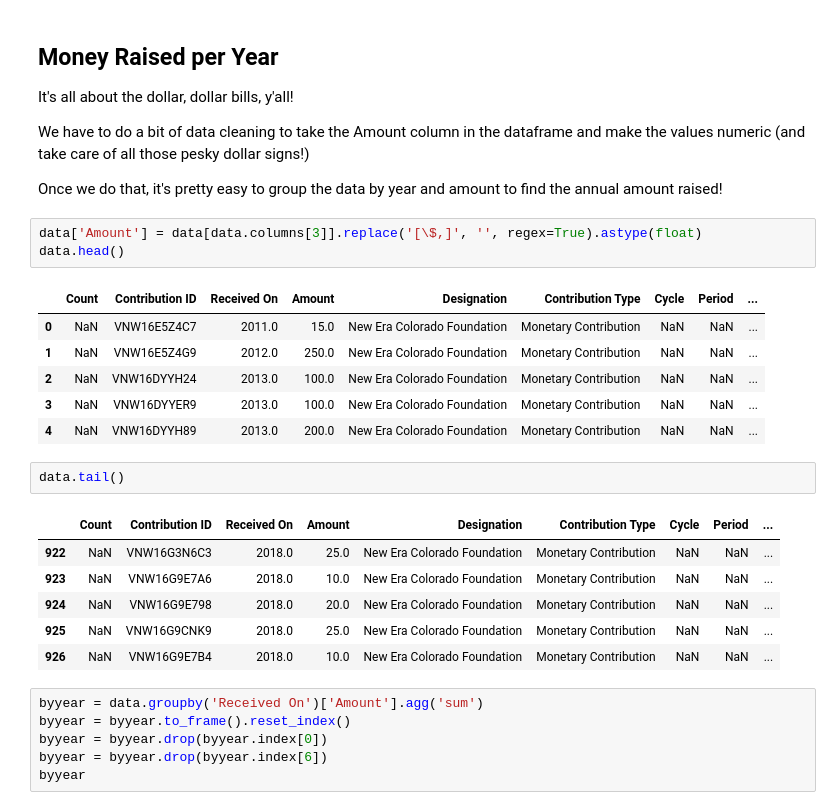
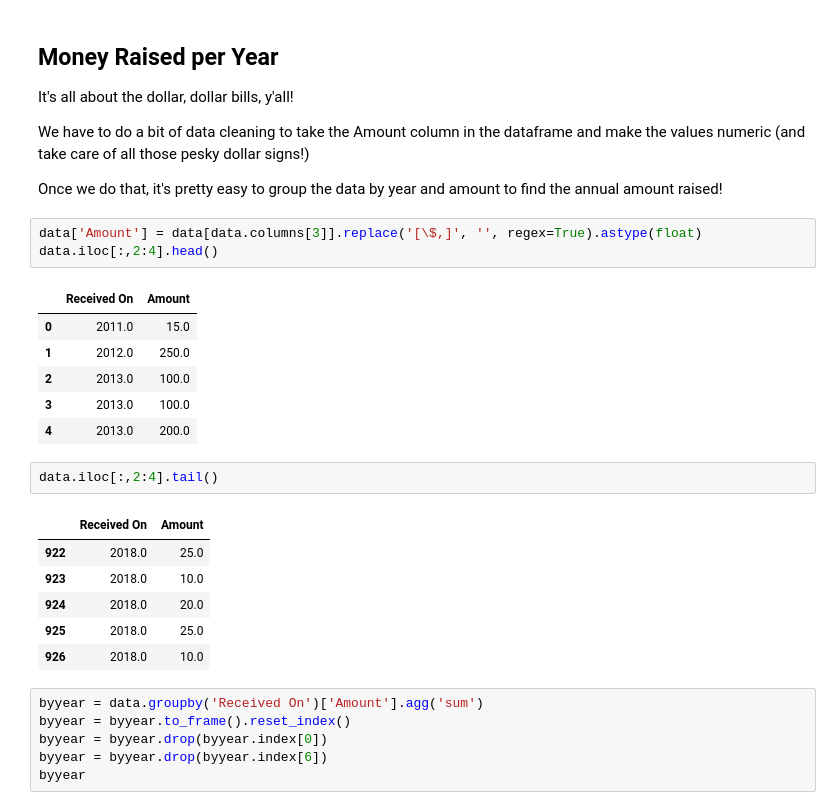
Before and after one commit to thebbennett/data-science-for-nonprofits, a Jupyter notebook: COGD 2018 Analysis | Goal Setting.ipynb, the cells around one changed output. Cells and saved outputs as stored; diff of their text form.

```diff
--- a/COGD 2018 Analysis | Goal Setting.ipynb
+++ b/COGD 2018 Analysis | Goal Setting.ipynb
@@ -122,23 +122,23 @@ We have to do a bit of data cleaning to take the Amount column in the dataframe
 Once we do that, it's pretty easy to group the data by year and amount to find the annual amount raised!
 # %%
 data['Amount'] = data[data.columns[3]].replace('[\$,]', '', regex=True).astype(float)
-data.head()
+data.iloc[:,2:4].head()
 # %% [output]
-|  | Count | Contribution ID | Received On | Amount | Designation | Contribution Type | Cycle | Period | ... |
-| 0 | NaN | VNW16E5Z4C7 | 2011.0 | 15.0 | New Era Colorado Foundation | Monetary Contribution | NaN | NaN | ... |
-| 1 | NaN | VNW16E5Z4G9 | 2012.0 | 250.0 | New Era Colorado Foundation | Monetary Contribution | NaN | NaN | ... |
-| 2 | NaN | VNW16DYYH24 | 2013.0 | 100.0 | New Era Colorado Foundation | Monetary Contribution | NaN | NaN | ... |
-| 3 | NaN | VNW16DYYER9 | 2013.0 | 100.0 | New Era Colorado Foundation | Monetary Contribution | NaN | NaN | ... |
-| 4 | NaN | VNW16DYYH89 | 2013.0 | 200.0 | New Era Colorado Foundation | Monetary Contribution | NaN | NaN | ... |
+|  | Received On | Amount |
+| 0 | 2011.0 | 15.0 |
+| 1 | 2012.0 | 250.0 |
+| 2 | 2013.0 | 100.0 |
+| 3 | 2013.0 | 100.0 |
+| 4 | 2013.0 | 200.0 |
 # %%
-data.tail()
+data.iloc[:,2:4].tail()
 # %% [output]
-|  | Count | Contribution ID | Received On | Amount | Designation | Contribution Type | Cycle | Period | ... |
-| 922 | NaN | VNW16G3N6C3 | 2018.0 | 25.0 | New Era Colorado Foundation | Monetary Contribution | NaN | NaN | ... |
-| 923 | NaN | VNW16G9E7A6 | 2018.0 | 10.0 | New Era Colorado Foundation | Monetary Contribution | NaN | NaN | ... |
-| 924 | NaN | VNW16G9E798 | 2018.0 | 20.0 | New Era Colorado Foundation | Monetary Contribution | NaN | NaN | ... |
-| 925 | NaN | VNW16G9CNK9 | 2018.0 | 25.0 | New Era Colorado Foundation | Monetary Contribution | NaN | NaN | ... |
-| 926 | NaN | VNW16G9E7B4 | 2018.0 | 10.0 | New Era Colorado Foundation | Monetary Contribution | NaN | NaN | ... |
+|  | Received On | Amount |
+| 922 | 2018.0 | 25.0 |
+| 923 | 2018.0 | 10.0 |
+| 924 | 2018.0 | 20.0 |
+| 925 | 2018.0 | 25.0 |
+| 926 | 2018.0 | 10.0 |
 # %%
 byyear = data.groupby('Received On')['Amount'].agg('sum')
 byyear = byyear.to_frame().reset_index()
```
Also changed, not shown: parts of 4 cells of this notebook.
